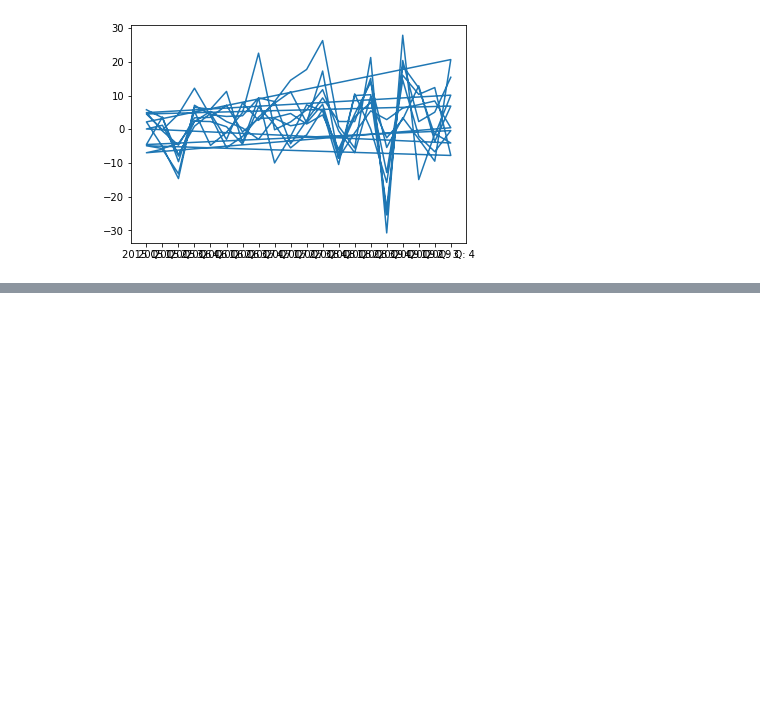
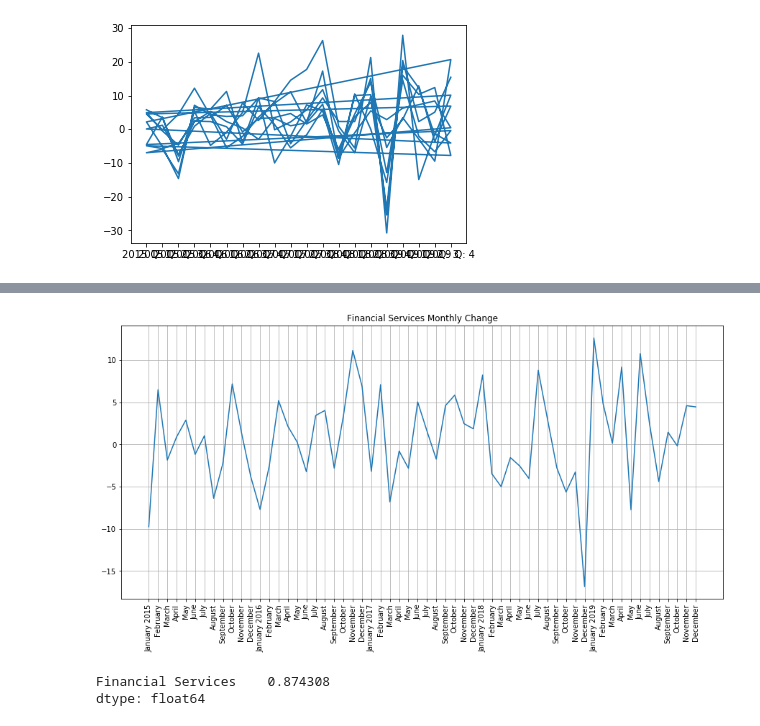
Before and after one commit to Jdshah06/S-P-500-Stock-Analysis, a Jupyter notebook: Project Dow Test.ipynb, the cells around one changed output, grey strips where cells are left out. Cells and saved outputs as stored; diff of their text form; code cells hidden in the pictures; blank space fills up the shorter version.

```diff
--- a/Project Dow Test.ipynb
+++ b/Project Dow Test.ipynb
@@ -451,0 +620,18 @@ plt.plot(stocks_quarter_graph["Quarterly Change"])
+# %%
+f_df= stocks_b['Financial Services']
+financial_services=pd.DataFrame(f_df)
+fig=plt.figure(figsize=(15,7))
+ax= np.arange(len(financial_services))
+plt.plot(ax, financial_services)
+plt.title('Financial Services Monthly Change')
+plt.xticks(ax,calender,rotation=90)
+plt.grid()
+# %% [output]
+[figure, added]
+# %%
+f_count= financial_services.corrwith(dow_graph['Monthly Change'])
+correlation_counts.append(f_count)
+f_count
+# %% [output]
+Financial Services    0.874308
+dtype: float64
```
Also changed, not shown: parts of 30 cells of this notebook.
